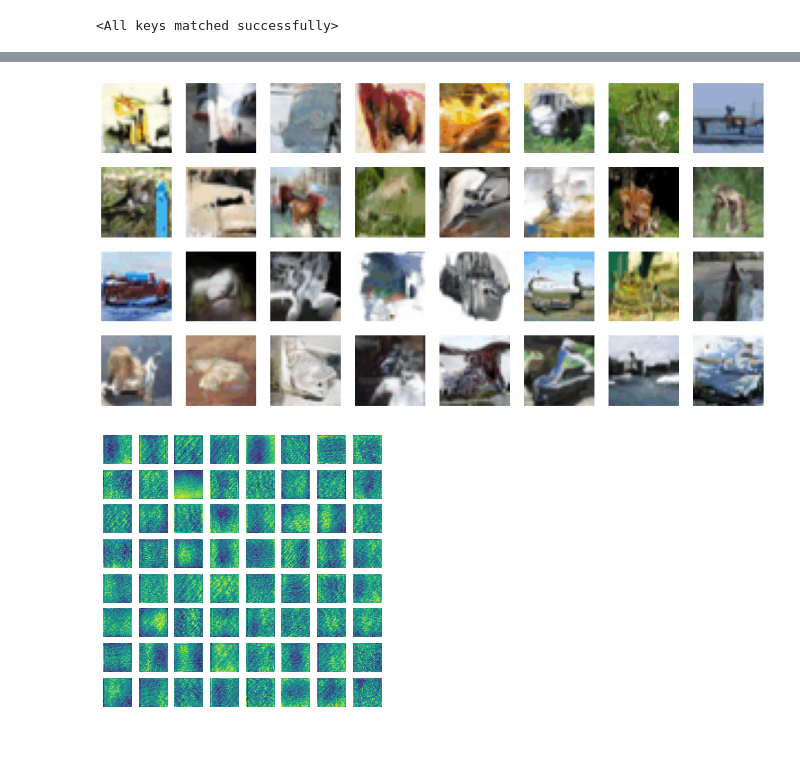
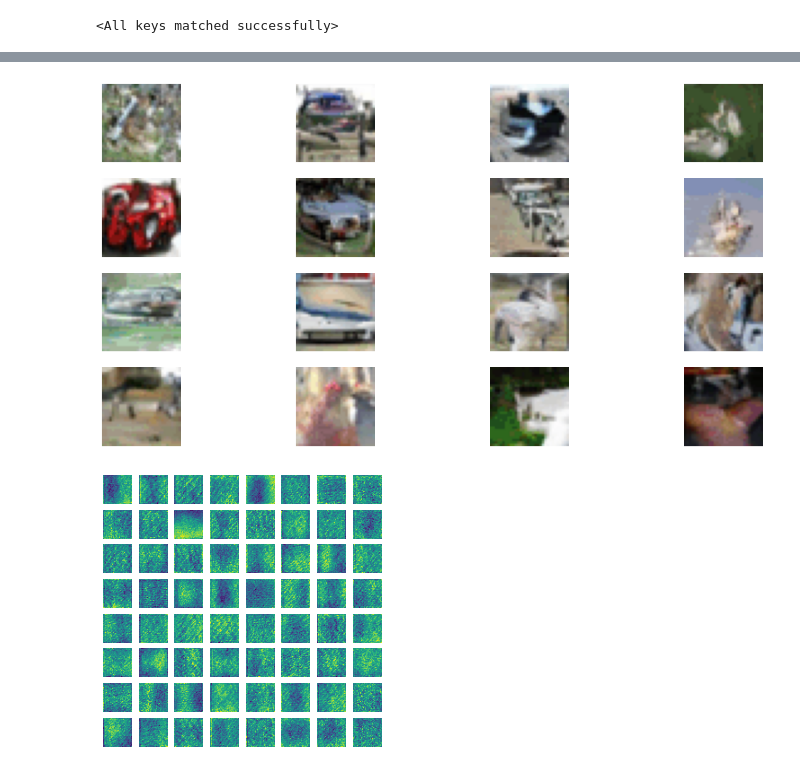
Before and after one commit to gogobd/minGPT, a Jupyter notebook: play_image.ipynb, the cells around one changed output, grey strips where cells are left out. Cells and saved outputs as stored; diff of their text form; code cells hidden in the pictures; blank space fills up the shorter version.

```diff
--- a/play_image.ipynb
+++ b/play_image.ipynb
@@ -235,7 +205,7 @@ prob = counts/counts.sum()
 
 from mingpt.utils import sample
 
-n_samples = 32
+n_samples = 16
 start_pixel = np.random.choice(np.arange(C.size(0)), size=(n_samples, 1), replace=True, p=prob)
 start_pixel = torch.from_numpy(start_pixel).to(trainer.device)
 pixels = sample(model, start_pixel, 32*32-1, temperature=1.0, sample=True, top_k=100)
@@ -245,18 +215,18 @@ Wall time: 4min
 # %%
 # for visualization we have to invert the permutation used to produce the pixels
 iperm = torch.argsort(train_dataset.perm)
 
-ncol = 8
+ncol = 4
 nrow = n_samples // ncol
 plt.figure(figsize=(16, 8))
 for i in range(n_samples):
     pxi = pixels[i][iperm] # note: undo the encoding permutation
 
     plt.subplot(nrow, ncol, i+1)
     plt.imshow(C[pxi].view(32, 32, 3).numpy().astype(np.uint8))
     plt.axis('off')
 # %% [output]
-[figure, old version]
+[figure, new version]
 # %%
 # visualize some of the learned positional embeddings, maybe they contain structure
 plt.figure(figsize=(5, 5))
@@ -273,7 +243,7 @@ for i in range(nsee):
     plt.imshow(rzci.view(32, 32).numpy())
     plt.axis('off')
 # %% [output]
-[figure, old version]
+[figure, new version]
 # %%
 # huh, pretty cool! :P
 # %%
```
Also changed, not shown: parts of 6 cells of this notebook.
